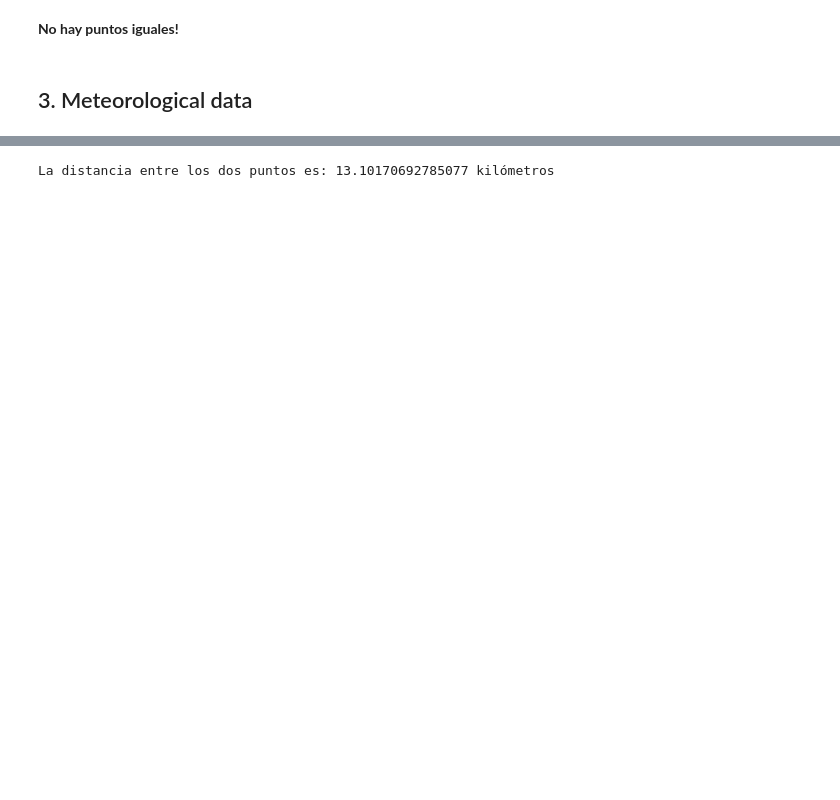
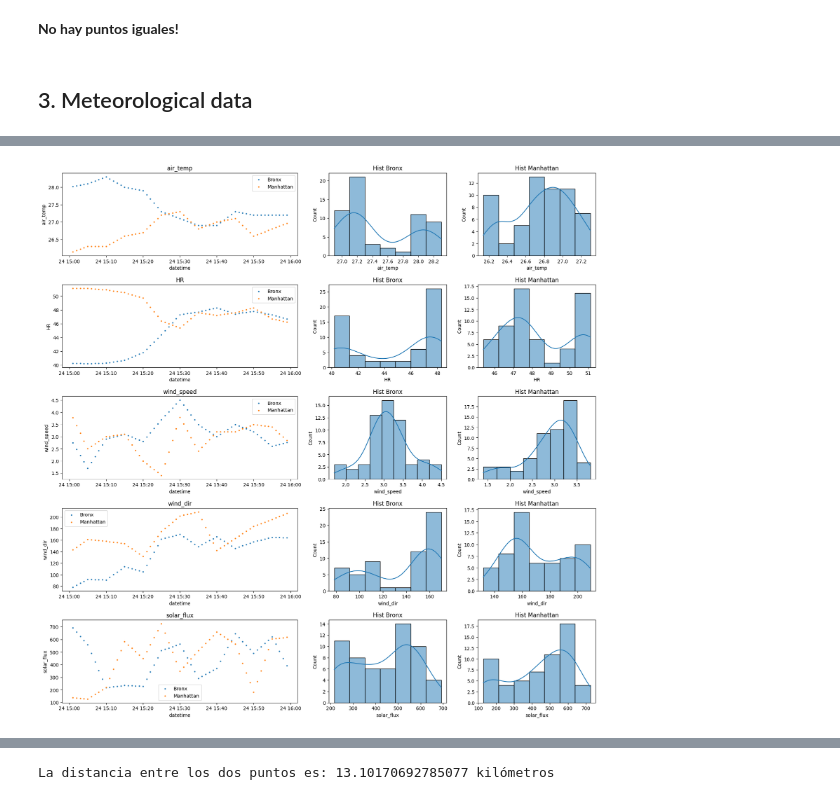
Before and after one commit to maniconaji/EY_SmarCities, a Jupyter notebook: notebooks/preprocessing_2.ipynb, the cells around one changed output, grey strips where cells are left out. Saved outputs shown, nothing was run; the diff lists cells and outputs as text; code cells hidden in the pictures; blank space fills up the shorter version.

```diff
--- a/notebooks/preprocessing_2.ipynb
+++ b/notebooks/preprocessing_2.ipynb
@@ -184 +169,14 @@ df_meteo_masked.head()
+# %%
+fig, ax = plt.subplots(ncols = 3, nrows = 5, figsize=(20, 20), gridspec_kw={"hspace":0.35}, width_ratios=[2, 1, 1])
+
+for i, col in enumerate(df_Bronx_masked.columns[1:-4]):
+    sns.scatterplot(data=df_Bronx_masked, x="datetime", y=col, ax=ax[i,0], s=10, label = "Bronx")
+    sns.scatterplot(data=df_Manhattan_masked, x="datetime", y=col, ax=ax[i,0], s=10, label = "Manhattan")
+    ax[i,0].set_title(col)
+    sns.histplot(df_Bronx_masked[col], ax=ax[i,1], kde=True)
+    ax[i,1].set_title("Hist Bronx")
+    sns.histplot(df_Manhattan_masked[col], ax=ax[i,2], kde=True)
+    ax[i,2].set_title("Hist Manhattan")
+# %% [output]
+[figure, added]
 # %% [markdown]
```
Also changed, not shown: parts of 36 cells of this notebook.
